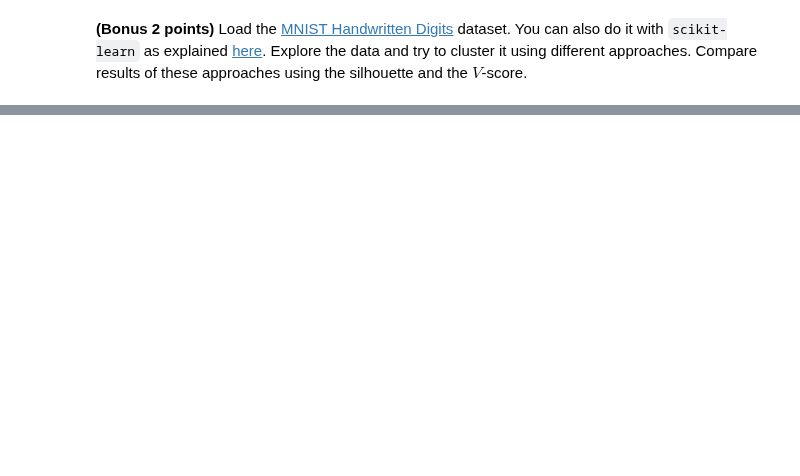
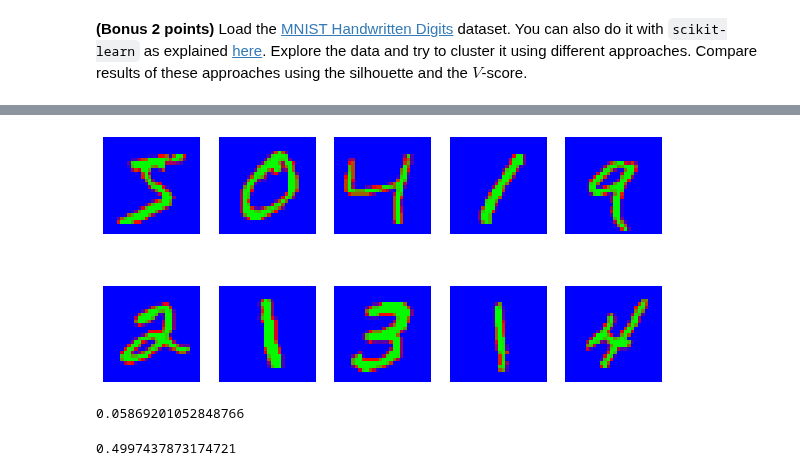
Before and after one commit to githubjeka/ml-intro, a Jupyter notebook: clustering.ipynb, the cells around one changed output, grey strips where cells are left out. Drawn from its saved outputs; the diff is of its cells as text; code cells hidden in the pictures; blank space fills up the shorter version.

```diff
--- a/clustering.ipynb
+++ b/clustering.ipynb
@@ -502,2 +516,6 @@ Write in free form what conclusions you made after completing this assignment. A
 # %% [markdown]
 **(Bonus 2 points)** Load the [MNIST Handwritten Digits](http://yann.lecun.com/exdb/mnist) dataset. You can also do it with `scikit-learn` as explained [here](https://stackoverflow.com/a/60450028). Explore the data and try to cluster it using different approaches. Compare results of these approaches using the silhouette and the $V$-score.
+# %%
+from sklearn.datasets import fetch_openml
+
+X, y = fetch_openml('mnist_784', version=1, return_X_y=True)
@@ -503,0 +572,7 @@ Write in free form what conclusions you made after completing this assignment. A
+# %%
+_, axes = plt.subplots(nrows=2, ncols=5, figsize=(10, 5))
+for ax, x in zip(axes.flatten(), X.iloc[0:10].to_numpy()):
+    ax.set_axis_off()
+    ax.imshow(x.reshape((28, 28)), cmap='brg')
+# %% [output]
+[figure, added]
@@ -503,0 +583,8 @@ Write in free form what conclusions you made after completing this assignment. A
+# %%
+silhouette_score(X_gray, kmeans.labels_)
+# %% [output]
+0.05869201052848766
+# %%
+v_measure_score(y, kmeans.labels_)
+# %% [output]
+0.4997437873174721
```
Also changed, not shown: parts of 33 cells of this notebook.
